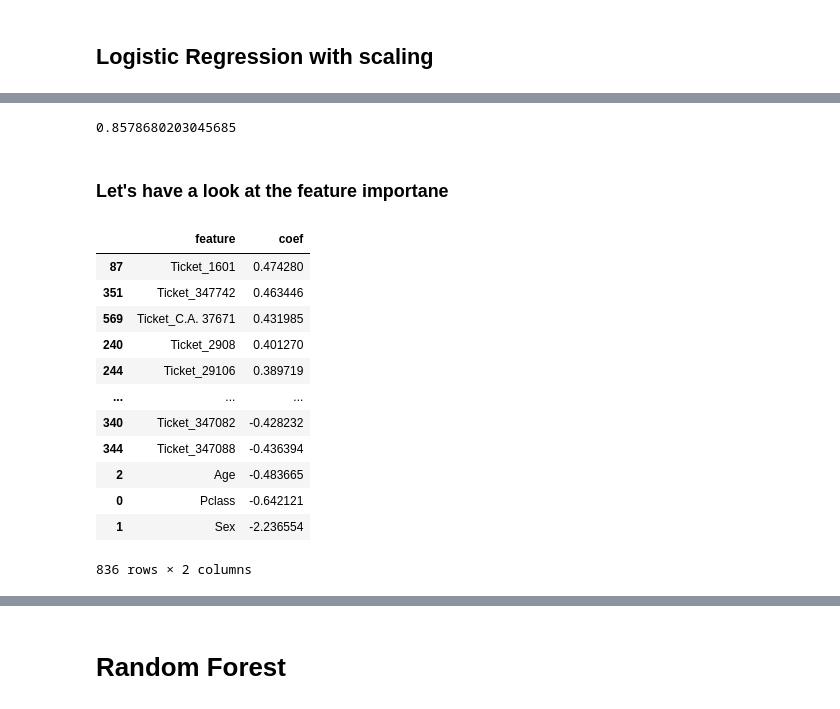
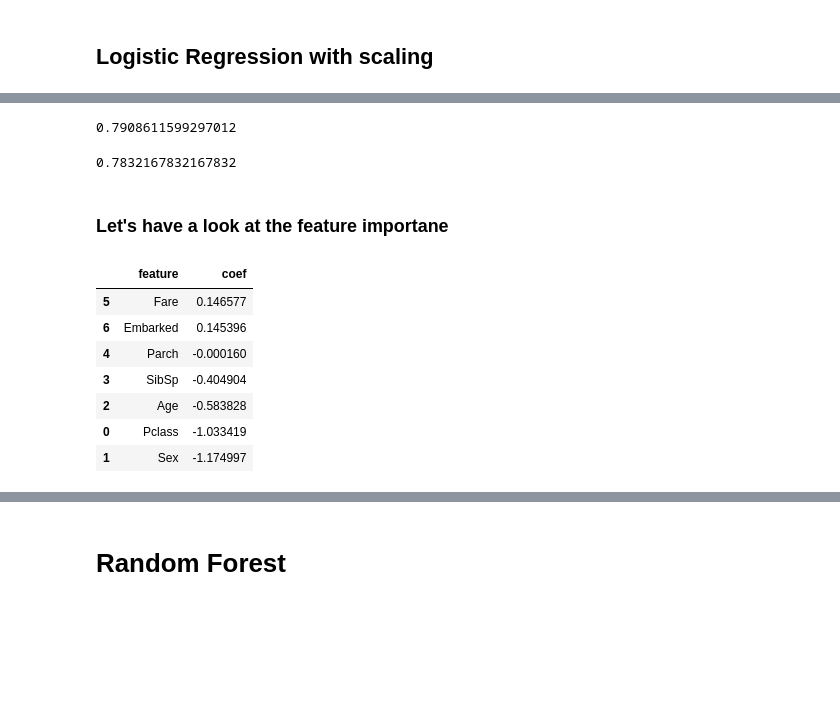
Before and after one commit to ReAlex1902/Titanic, a Jupyter notebook: main.ipynb, the cells around one changed output, grey strips where cells are left out. Saved outputs shown, nothing was run; the diff lists cells and outputs as text; code cells hidden in the pictures; blank space fills up the shorter version.

```diff
--- a/main.ipynb
+++ b/main.ipynb
@@ -124,6 +121,5 @@ sns.scatterplot(cols, coefs);
 # %% [markdown]
 ## Logistic Regression with scaling
 # %%
-logit = LogisticRegression(class_weight = "balanced", solver = "lbfgs", random_state = 11, verbose = True, n_jobs = -1)
+from sklearn.linear_model import LogisticRegressionCV
+logit_scaled = LogisticRegressionCV(Cs = [1, 0.1, 0.01, 0.001], class_weight = "balanced", solver = "lbfgs", random_state = 11, verbose = True, n_jobs = -1)
-# %%
-logit.fit(StandardScaler().fit_transform(X_train), y_train)
@@ -137,0 +126,5 @@ LogisticRegression(C=1.0, class_weight='balanced', dual=False,
+# %%
+scaler = StandardScaler()
+X_train_scaled = scaler.fit_transform(X_train)
+X_test_scaled = scaler.transform(X_test)
+cross_val_score(logit_scaled, X_train_scaled, y_train)
@@ -137,0 +148,2 @@ LogisticRegression(C=1.0, class_weight='balanced', dual=False,
+# %%
+logit_scaled.fit(X_train_scaled, y_train)
@@ -138,24 +159,23 @@ LogisticRegression(C=1.0, class_weight='balanced', dual=False,
+# %%
+accuracy_score(logit_scaled.predict(X_train_scaled), y_train)
+# %% [output]
+0.7908611599297012
 # %%
-accuracy_score(logit.predict(StandardScaler().fit_transform(X_test)), y_test)
+accuracy_score(logit_scaled.predict(X_test_scaled), y_test)
 # %% [output]
-0.8578680203045685
+0.7832167832167832
 # %% [markdown]
 ### Let's have a look at the feature importane
 # %%
 pd.DataFrame({"feature": X_train.columns,
-             "coef": logit.coef_.flatten()}).sort_values(by = "coef", ascending = False)
+             "coef": logit_scaled.coef_.flatten()}).sort_values(by = "coef", ascending = False)
 # %% [output]
 |  | feature | coef |
-| 87 | Ticket_1601 | 0.474280 |
-| 351 | Ticket_347742 | 0.463446 |
-| 569 | Ticket_C.A. 37671 | 0.431985 |
-| 240 | Ticket_2908 | 0.401270 |
-| 244 | Ticket_29106 | 0.389719 |
-| ... | ... | ... |
-| 340 | Ticket_347082 | -0.428232 |
-| 344 | Ticket_347088 | -0.436394 |
-| 2 | Age | -0.483665 |
-| 0 | Pclass | -0.642121 |
-| 1 | Sex | -2.236554 |
+| 5 | Fare | 0.146577 |
+| 6 | Embarked | 0.145396 |
+| 4 | Parch | -0.000160 |
+| 3 | SibSp | -0.404904 |
+| 2 | Age | -0.583828 |
+| 0 | Pclass | -1.033419 |
+| 1 | Sex | -1.174997 |
-836 rows × 2 columns
 # %%
```
Also changed, not shown: parts of 46 cells of this notebook, 9 other files.
